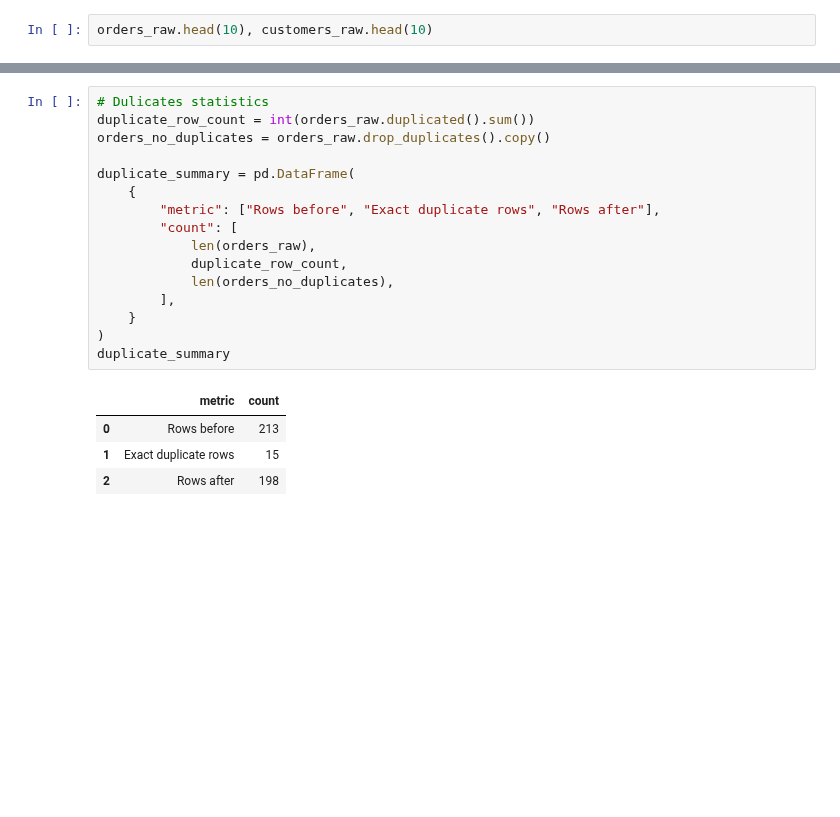
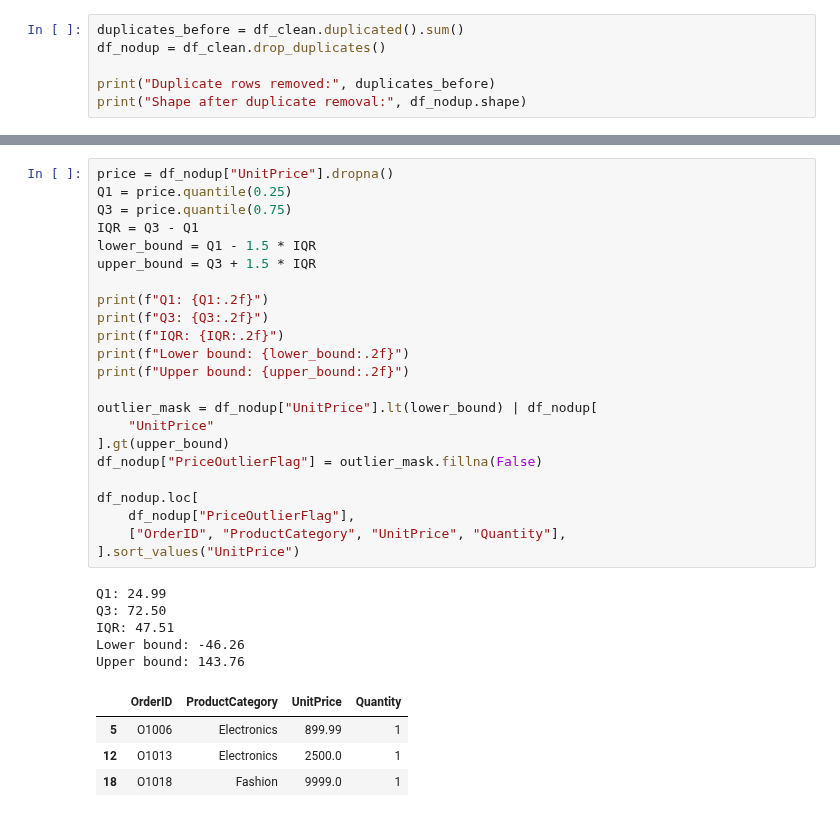
Before and after one commit to jackOfnoTraits/infra-training-updates, a Jupyter notebook: Day-11/DC-22-Day 11 - Task 2 - Data Cleaning, Preprocessing & Validation Using Pandas/attachments/Day-11-Task-2.ipynb, the cells around one changed output, grey strips where cells are left out. Cells and saved outputs as stored; diff of their text form; blank space fills up the shorter version.

```diff
--- a/Day-11/DC-22-Day 11 - Task 2 - Data Cleaning, Preprocessing & Validation Using Pandas/attachments/Day-11-Task-2.ipynb
+++ b/Day-11/DC-22-Day 11 - Task 2 - Data Cleaning, Preprocessing & Validation Using Pandas/attachments/Day-11-Task-2.ipynb
@@ -74,2 +124,6 @@ raw_overview
 # %%
-orders_raw.head(10), customers_raw.head(10)
+duplicates_before = df_clean.duplicated().sum()
+df_nodup = df_clean.drop_duplicates()
+
+print("Duplicate rows removed:", duplicates_before)
+print("Shape after duplicate removal:", df_nodup.shape)
@@ -169,22 +241,34 @@ missing_values
 # %%
-# Dulicates statistics
-duplicate_row_count = int(orders_raw.duplicated().sum())
-orders_no_duplicates = orders_raw.drop_duplicates().copy()
+price = df_nodup["UnitPrice"].dropna()
+Q1 = price.quantile(0.25)
+Q3 = price.quantile(0.75)
+IQR = Q3 - Q1
+lower_bound = Q1 - 1.5 * IQR
+upper_bound = Q3 + 1.5 * IQR
 
-duplicate_summary = pd.DataFrame(
-    {
-        "metric": ["Rows before", "Exact duplicate rows", "Rows after"],
-        "count": [
-            len(orders_raw),
-            duplicate_row_count,
-            len(orders_no_duplicates),
-        ],
-    }
-)
-duplicate_summary
+print(f"Q1: {Q1:.2f}")
+print(f"Q3: {Q3:.2f}")
+print(f"IQR: {IQR:.2f}")
+print(f"Lower bound: {lower_bound:.2f}")
+print(f"Upper bound: {upper_bound:.2f}")
+
+outlier_mask = df_nodup["UnitPrice"].lt(lower_bound) | df_nodup[
+    "UnitPrice"
+].gt(upper_bound)
+df_nodup["PriceOutlierFlag"] = outlier_mask.fillna(False)
+
+df_nodup.loc[
+    df_nodup["PriceOutlierFlag"],
+    ["OrderID", "ProductCategory", "UnitPrice", "Quantity"],
+].sort_values("UnitPrice")
 # %% [output]
+Q1: 24.99
+Q3: 72.50
+IQR: 47.51
+Lower bound: -46.26
+Upper bound: 143.76
-|  | metric | count |
-| 0 | Rows before | 213 |
-| 1 | Exact duplicate rows | 15 |
-| 2 | Rows after | 198 |
+|  | OrderID | ProductCategory | UnitPrice | Quantity |
+| 5 | O1006 | Electronics | 899.99 | 1 |
+| 12 | O1013 | Electronics | 2500.0 | 1 |
+| 18 | O1018 | Fashion | 9999.0 | 1 |
 # %%
```
Also changed, not shown: parts of 23 cells of this notebook.
